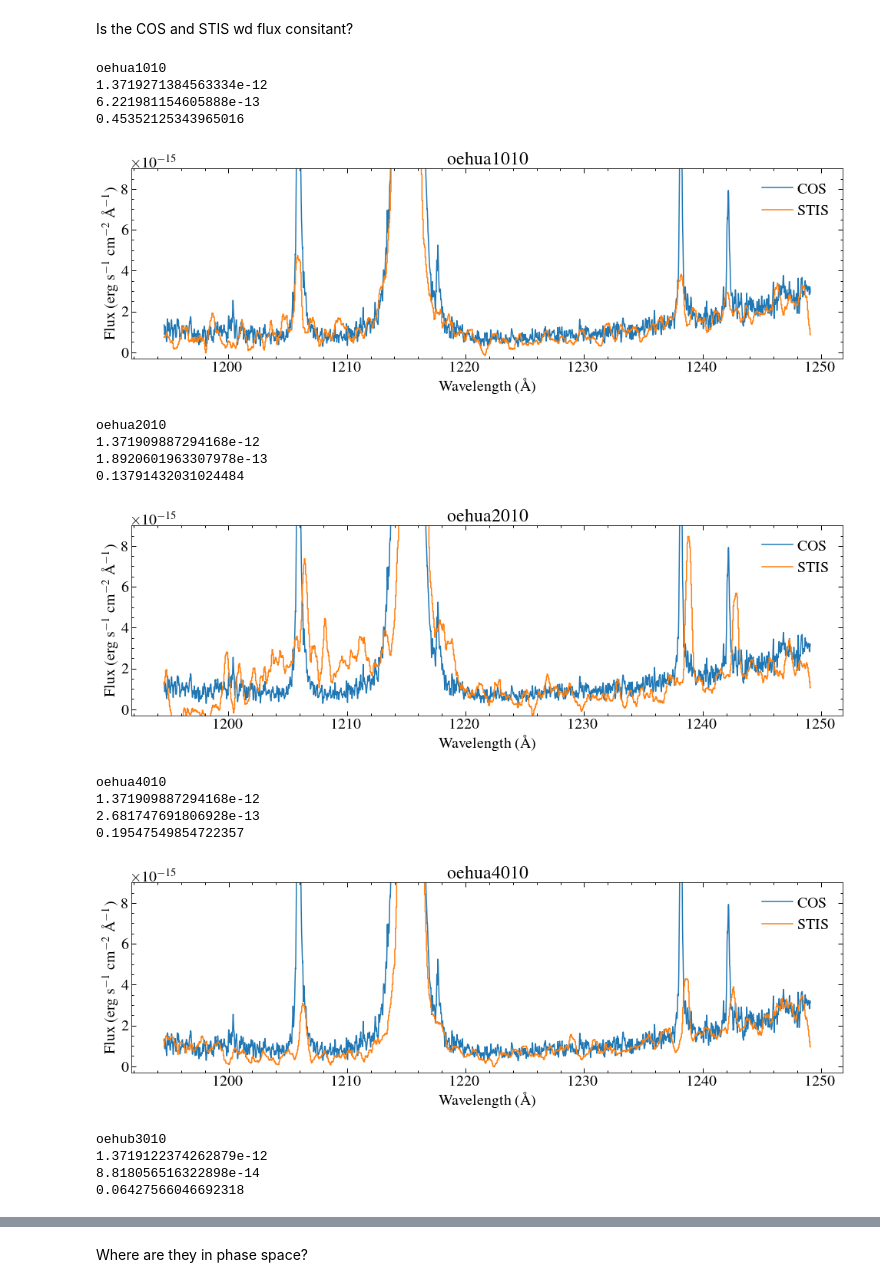
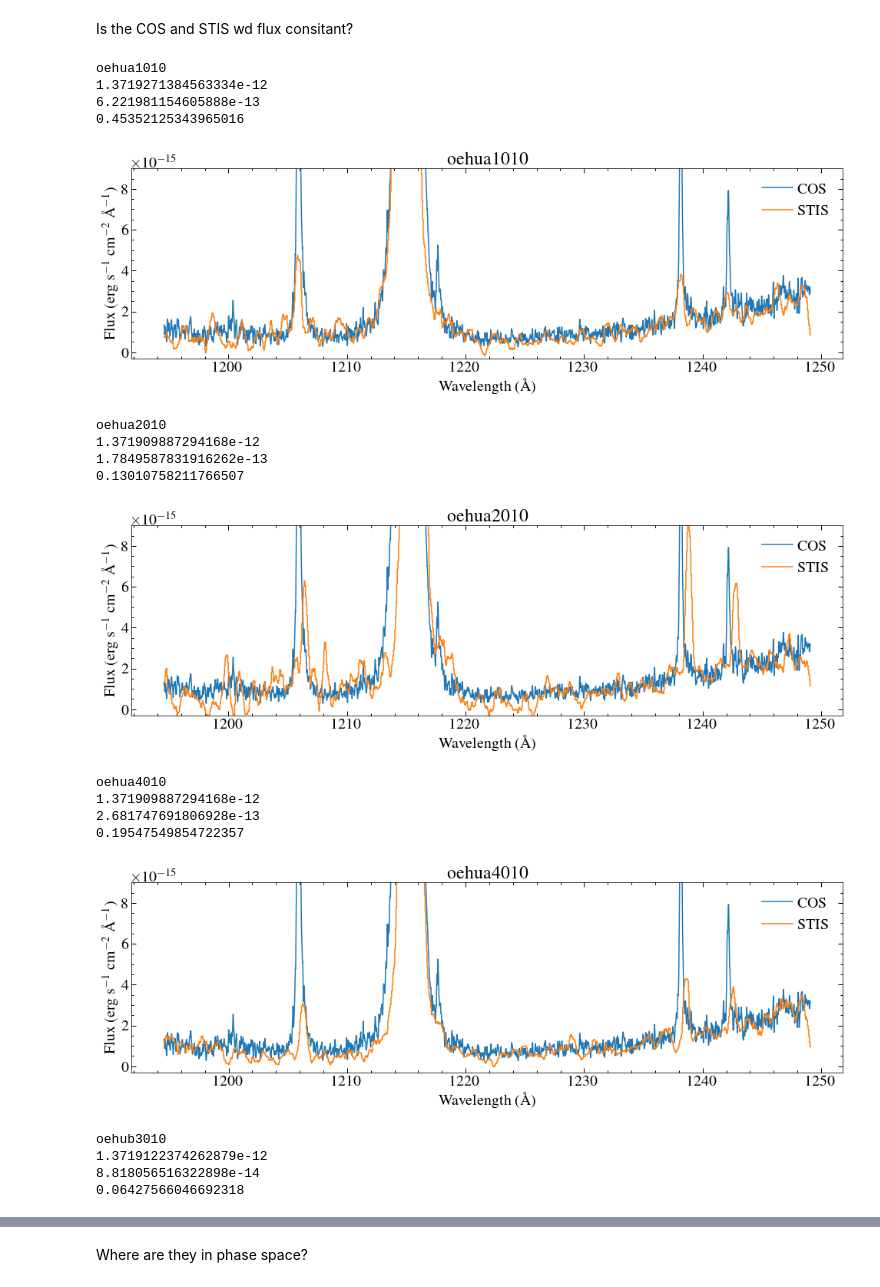
Before and after one commit to davidjwilson/pceb, a Jupyter notebook: eg_uma/eg_uma_stis_first_look.ipynb, the cells around one changed output, grey strips where cells are left out. Cells and saved outputs as stored; diff of their text form; code cells hidden in the pictures.

```diff
--- a/eg_uma/eg_uma_stis_first_look.ipynb
+++ b/eg_uma/eg_uma_stis_first_look.ipynb
@@ -32,8 +32,15 @@ x1ds = glob.glob('{}*x1d.fits'.format(path))
 # %%
 #reordering to make sense with previous work
 
+# x1ds = ['/media/david/2tb_ext_hd/hddata/eg_uma/hst/stis/oehua1010_x1d.fits',
+#         '/media/david/2tb_ext_hd/hddata/eg_uma/hst/stis/oehua2010_x1d.fits',
+#        '/media/david/2tb_ext_hd/hddata/eg_uma/hst/stis/oehua4010_x1d.fits',
+#        '/media/david/2tb_ext_hd/hddata/eg_uma/hst/stis/oehub3010_x1d.fits']
+
+#new extraction for oehua2010
+
 x1ds = ['/media/david/2tb_ext_hd/hddata/eg_uma/hst/stis/oehua1010_x1d.fits',
-        '/media/david/2tb_ext_hd/hddata/eg_uma/hst/stis/oehua2010_x1d.fits',
+        '/home/david/work/pceb/eg_uma/reextraction/output/oehua2010_new_x1d.fits',
        '/media/david/2tb_ext_hd/hddata/eg_uma/hst/stis/oehua4010_x1d.fits',
        '/media/david/2tb_ext_hd/hddata/eg_uma/hst/stis/oehub3010_x1d.fits']
 # %%
@@ -530,7 +537,7 @@ for i, x in enumerate(x1ds):
     # cos_mask = (wc >= ws[0]) & (wc < lines[0]-2) | (wc > lines[0]+1) & (wc < 1210) | (wc > 1220) & (wc < lines[1]-2) | (wc > lines[1]+1) & (wc < lines[2]-2) | (wc > lines[2]+1) & (wc <=ws[-1])
     cos_mask = (wc >= ws[0]) & (wc < 1215) | (wc > 1220)  & (wc <=ws[-1])
     cos_mask = (wc >= ws[0])   & (wc <=ws[-1])
-    fci = convolve(fc,Box1DKernel(5))
+    # fci = convolve(fc,Box1DKernel(5))
     plt.plot(wc[cos_mask], fci[cos_mask], label='COS')
     # plt.plot(wc, fci, label='COS')
     cos_int = np.trapz(fc[cos_mask], wc[cos_mask])
@@ -540,36 +547,36 @@ for i, x in enumerate(x1ds):
 
     fs = convolve(fs,Box1DKernel(10))
     # plt.step(ws[stis_mask], fs[stis_mask], label='STIS', where='mid')
     plt.step(ws, fs, label='STIS', where='mid')
 
     stis_int = np.trapz(fs[stis_mask], ws[stis_mask])
     fsi = interp1d(ws, fs, fill_value='extrapolate')(wc[cos_mask])
 
     print(stis_int)
 
     print(stis_int/cos_int)
     plt.ylim(-0.3e-15, 0.9e-14)
     plt.xlabel('Wavelength (\AA)')
     plt.ylabel('Flux (erg s$^{-1}$ cm$^{-2}$ \AA$^{-1}$)')
     plt.legend()
     plt.title(hdr['ROOTNAME'])
     plt.tight_layout()
     plt.savefig('plots/{}_cos_comparison.png'.format(hdr['ROOTNAME']), facecolor='w')
     plt.show()
     # plt.plot(wc[cos_mask], fsi/fci[cos_mask])
     # plt.ylim(0, 10)
     # plt.show()
 # %% [output]
 oehua1010
 1.3719271384563334e-12
 6.221981154605888e-13
 0.45352125343965016
 [figure]
 oehua2010
 1.371909887294168e-12
-1.8920601963307978e-13
-0.13791432031024484
+1.7849587831916262e-13
+0.13010758211766507
-[figure, old version]
+[figure, new version]
 oehua4010
 1.371909887294168e-12
 2.681747691806928e-13
```
Also changed, not shown: parts of 22 cells of this notebook, 28 other files.
